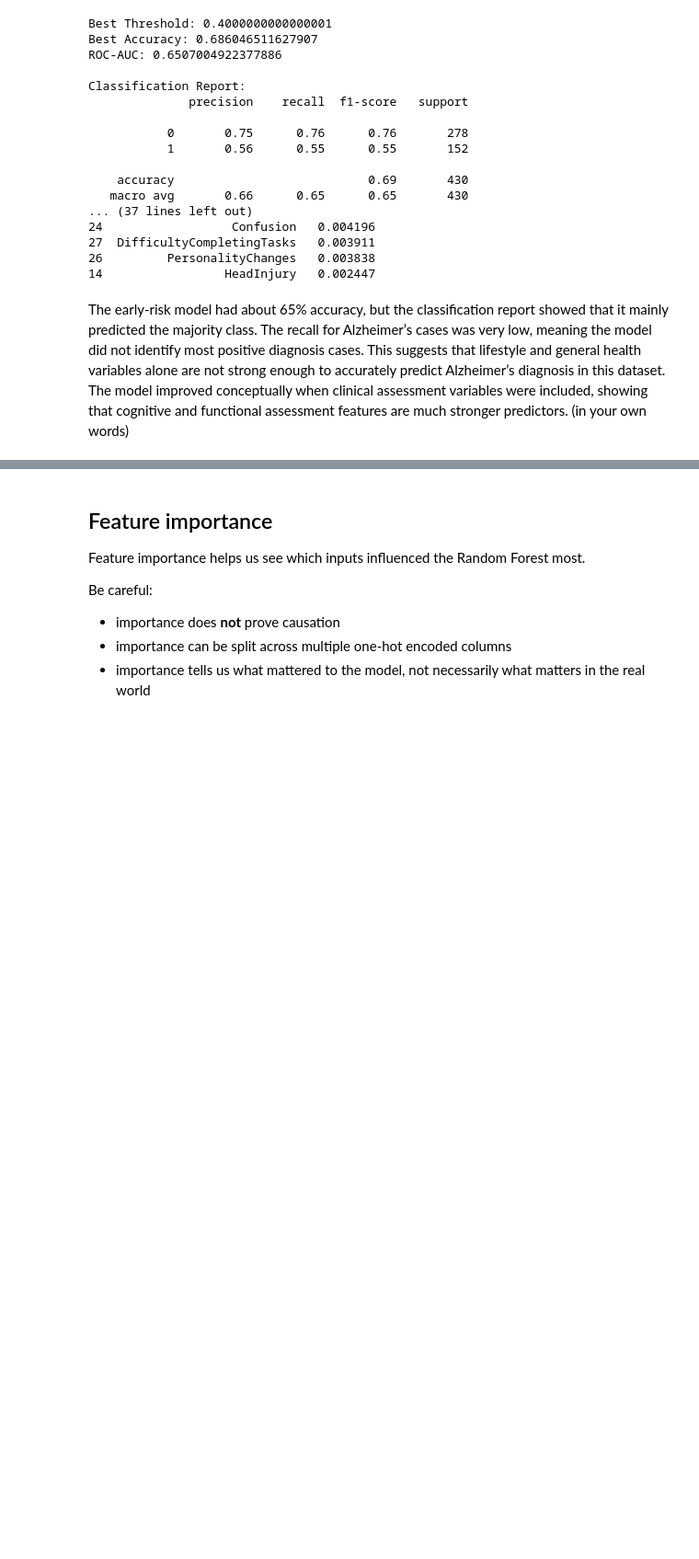
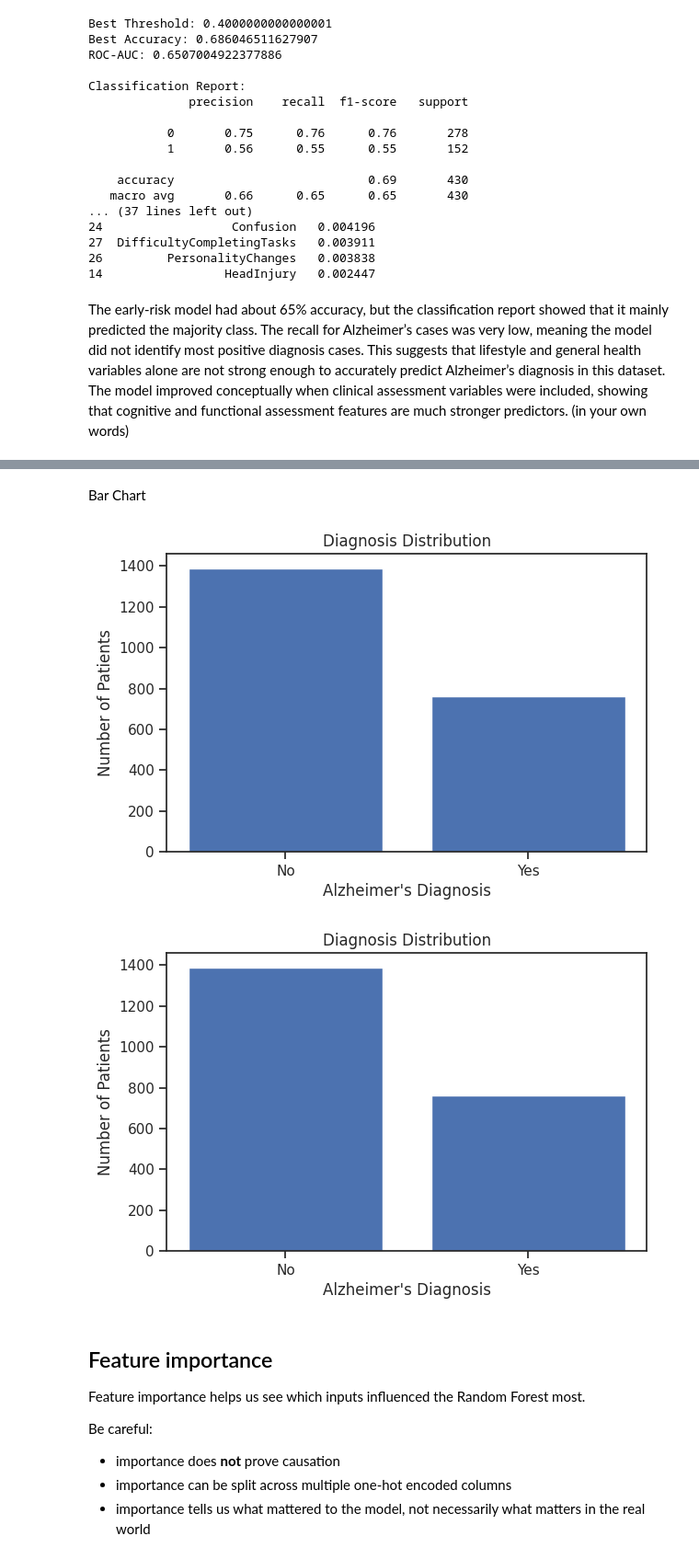
Before and after one commit to Knguyen351/Data-Mining-Project, a Jupyter notebook: DataMining_Project_Spring_2026_Alzheimer's_Disease.ipynb, the cells around one changed output, grey strips where cells are left out. Shown at 92% size. Saved outputs shown, nothing was run; the diff lists cells and outputs as text; code cells hidden in the pictures; blank space fills up the shorter version.

```diff
--- a/DataMining_Project_Spring_2026_Alzheimer's_Disease.ipynb
+++ b/DataMining_Project_Spring_2026_Alzheimer's_Disease.ipynb
@@ -966,3 +989,22 @@ plt.show()
+# %% [markdown]
+Bar Chart
+# %%
+%matplotlib inline
+import matplotlib.pyplot as plt
+
+diagnosis_counts = df["Diagnosis"].value_counts().sort_index()
+
+plt.figure(figsize=(6, 4))
+plt.bar(["No", "Yes"], diagnosis_counts.values)
+
+plt.title("Diagnosis Distribution")
+plt.xlabel("Alzheimer's Diagnosis")
+plt.ylabel("Number of Patients")
+
+plt.show()
+# %% [output]
+[figure, added]
+[figure, added]
 # %% [markdown]
 ## Feature importance
 
```
Also changed, not shown: parts of 2 cells of this notebook.
